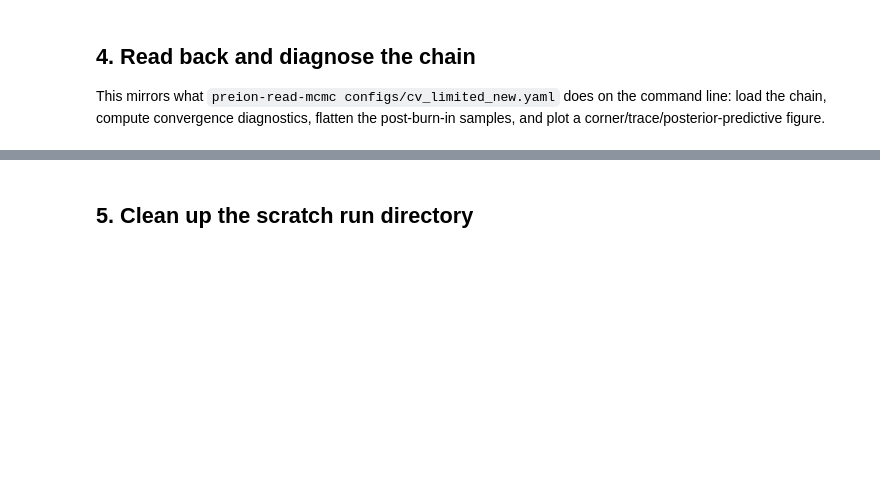
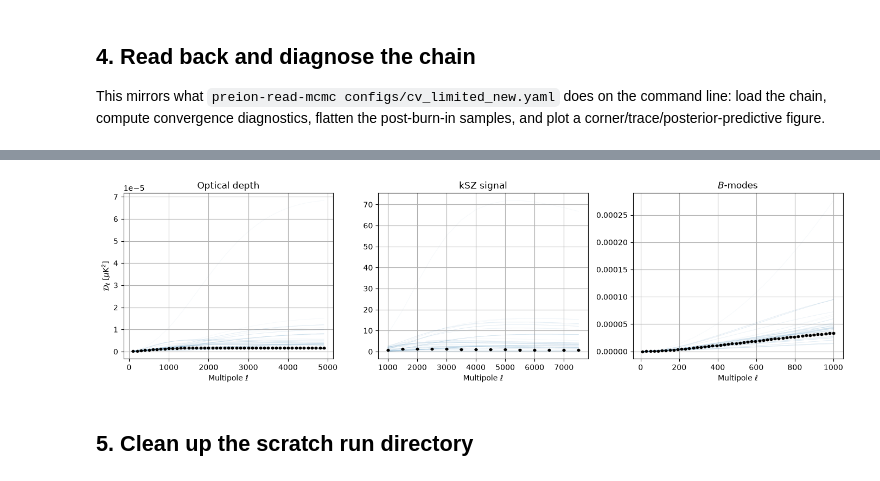
Before and after one commit to adeliegorce/preion, a Jupyter notebook: preion/notebooks/forecast_tutorial.ipynb, the cells around one changed output, grey strips where cells are left out. Drawn from its saved outputs; the diff is of its cells as text; code cells hidden in the pictures; blank space fills up the shorter version.

```diff
--- a/preion/notebooks/forecast_tutorial.ipynb
+++ b/preion/notebooks/forecast_tutorial.ipynb
@@ -100,5 +107,7 @@ fig_trace = read_mcmc.plot_trace(sampler, read_mcmc.PARAM_NAMES, diagnostics['bu
 # %%
-fig_pp = read_mcmc.plot_posterior_predictive(sampler, ells, data, cov, diagnostics['burnin'])
+fig_pp = read_mcmc.plot_models(sampler, ells, data, cov, diagnostics['burnin'])
+# %% [output]
+[figure, added]
 # %% [markdown]
 ## 5. Clean up the scratch run directory
 # %%
```
Also changed, not shown: parts of 7 cells of this notebook.
